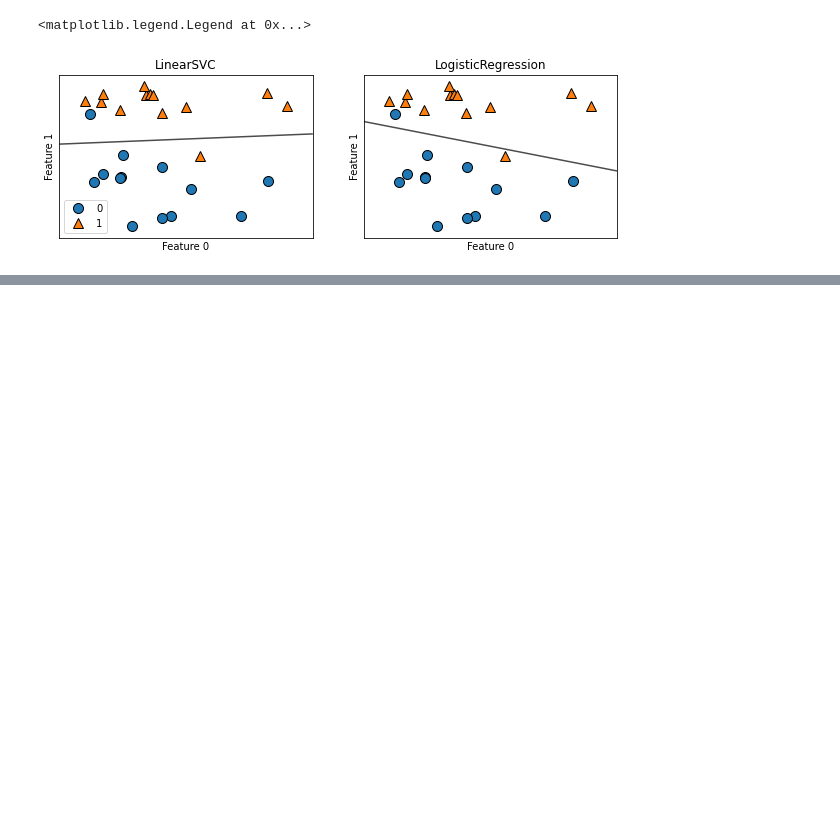
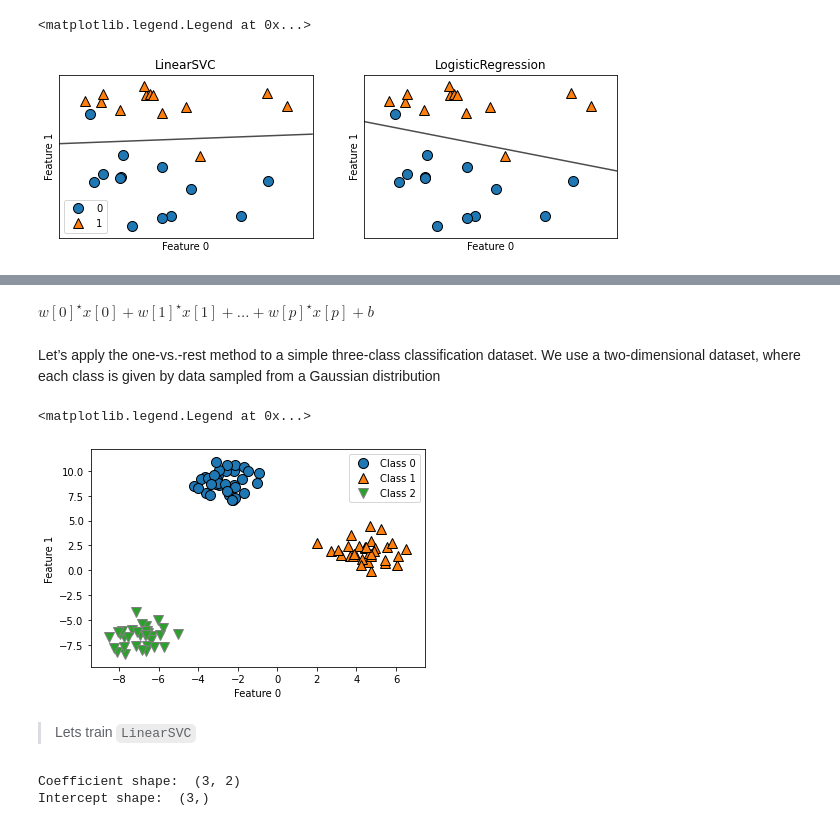
Before and after one commit to snorrealv/machine-learning_284, a Jupyter notebook: chapter2_examples.ipynb, the cells around one changed output, grey strips where cells are left out. Drawn from its saved outputs; the diff is of its cells as text; code cells hidden in the pictures; blank space fills up the shorter version.

```diff
--- a/chapter2_examples.ipynb
+++ b/chapter2_examples.ipynb
@@ -498,0 +593,28 @@ axes[0].legend()
+# %%
+display(Math("w[0]^{\star} x[0] + w[1]^{\star} x[1]+ ... + w[p]^{\star}x[p]+b"))
+# %% [output]
+$\displaystyle w[0]^{\star} x[0] + w[1]^{\star} x[1]+ ... + w[p]^{\star}x[p]+b$
+# %% [markdown]
+Let’s apply the one-vs.-rest method to a simple three-class classification dataset. We
+use a two-dimensional dataset, where each class is given by data sampled from a
+Gaussian distribution
+# %%
+from sklearn.datasets import make_blobs
+
+X, y = make_blobs(random_state=42)
+mglearn.discrete_scatter(X[:, 0], X[:, 1], y)
+plt.xlabel("Feature 0")
+plt.ylabel("Feature 1")
+plt.legend(["Class 0", "Class 1", "Class 2"])
+# %% [output]
+<matplotlib.legend.Legend at 0x...>
+[figure, added]
+# %% [markdown]
+> Lets train `LinearSVC`
+# %%
+linear_svm = LinearSVC().fit(X, y)
+print("Coefficient shape: ", linear_svm.coef_.shape)
+print("Intercept shape: ", linear_svm.intercept_.shape)
+# %% [output]
+Coefficient shape:  (3, 2)
+Intercept shape:  (3,)
```
Also changed, not shown: parts of 20 cells of this notebook.
